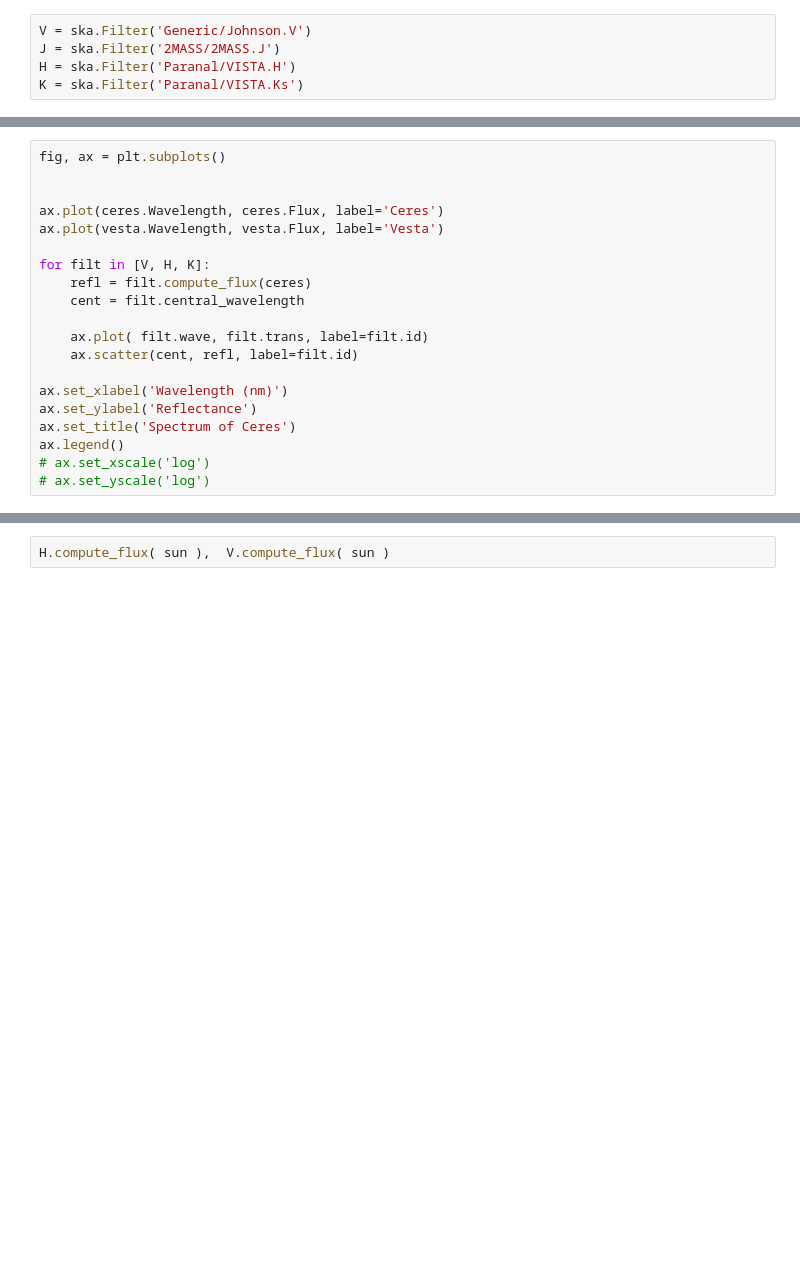
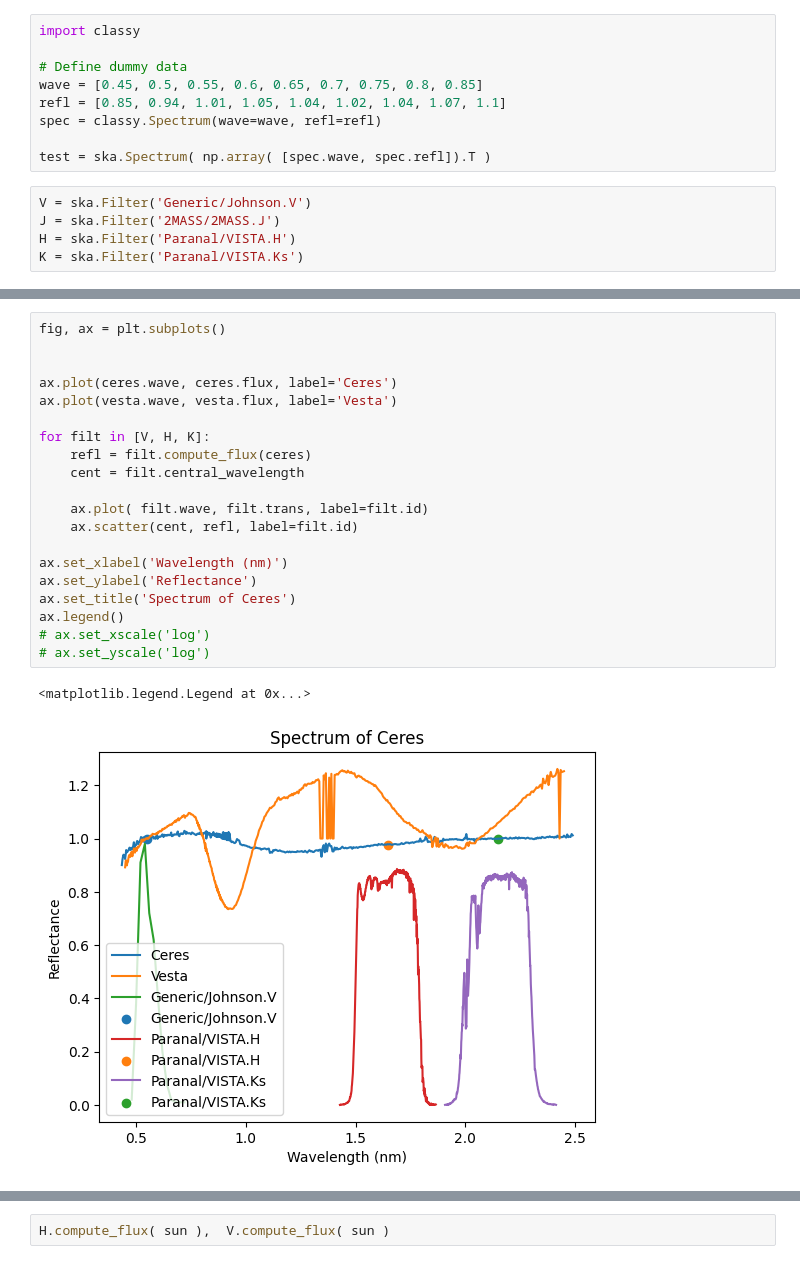
Before and after one commit to bcarry/ska, a Jupyter notebook: sandbox/test_ska.ipynb, the cells around one changed output, grey strips where cells are left out. Drawn from its saved outputs; the diff is of its cells as text; blank space fills up the shorter version.

```diff
--- a/sandbox/test_ska.ipynb
+++ b/sandbox/test_ska.ipynb
@@ -25,5 +25,14 @@ sun.Flux = sun.Flux / sun.Flux.max()
 
 vtype = ska.Spectrum('V')
+# %%
+import classy
+
+# Define dummy data
+wave = [0.45, 0.5, 0.55, 0.6, 0.65, 0.7, 0.75, 0.8, 0.85]
+refl = [0.85, 0.94, 1.01, 1.05, 1.04, 1.02, 1.04, 1.07, 1.1]
+spec = classy.Spectrum(wave=wave, refl=refl)
+
+test = ska.Spectrum( np.array( [spec.wave, spec.refl]).T )
 # %%
 V = ska.Filter('Generic/Johnson.V')
 J = ska.Filter('2MASS/2MASS.J')
@@ -91,20 +100,23 @@ ax.set_xlim(0.1,2.5)
 # %%
 fig, ax = plt.subplots()
 
 
-ax.plot(ceres.Wavelength, ceres.Flux, label='Ceres')
-ax.plot(vesta.Wavelength, vesta.Flux, label='Vesta')
+ax.plot(ceres.wave, ceres.flux, label='Ceres')
+ax.plot(vesta.wave, vesta.flux, label='Vesta')
 
 for filt in [V, H, K]:
     refl = filt.compute_flux(ceres)
     cent = filt.central_wavelength
 
     ax.plot( filt.wave, filt.trans, label=filt.id)
     ax.scatter(cent, refl, label=filt.id)
 
 ax.set_xlabel('Wavelength (nm)')
 ax.set_ylabel('Reflectance')
 ax.set_title('Spectrum of Ceres')
 ax.legend()
 # ax.set_xscale('log')
 # ax.set_yscale('log')
+# %% [output]
+<matplotlib.legend.Legend at 0x...>
+[figure, added]
```
Also changed, not shown: parts of 11 cells of this notebook, 6 other files.
